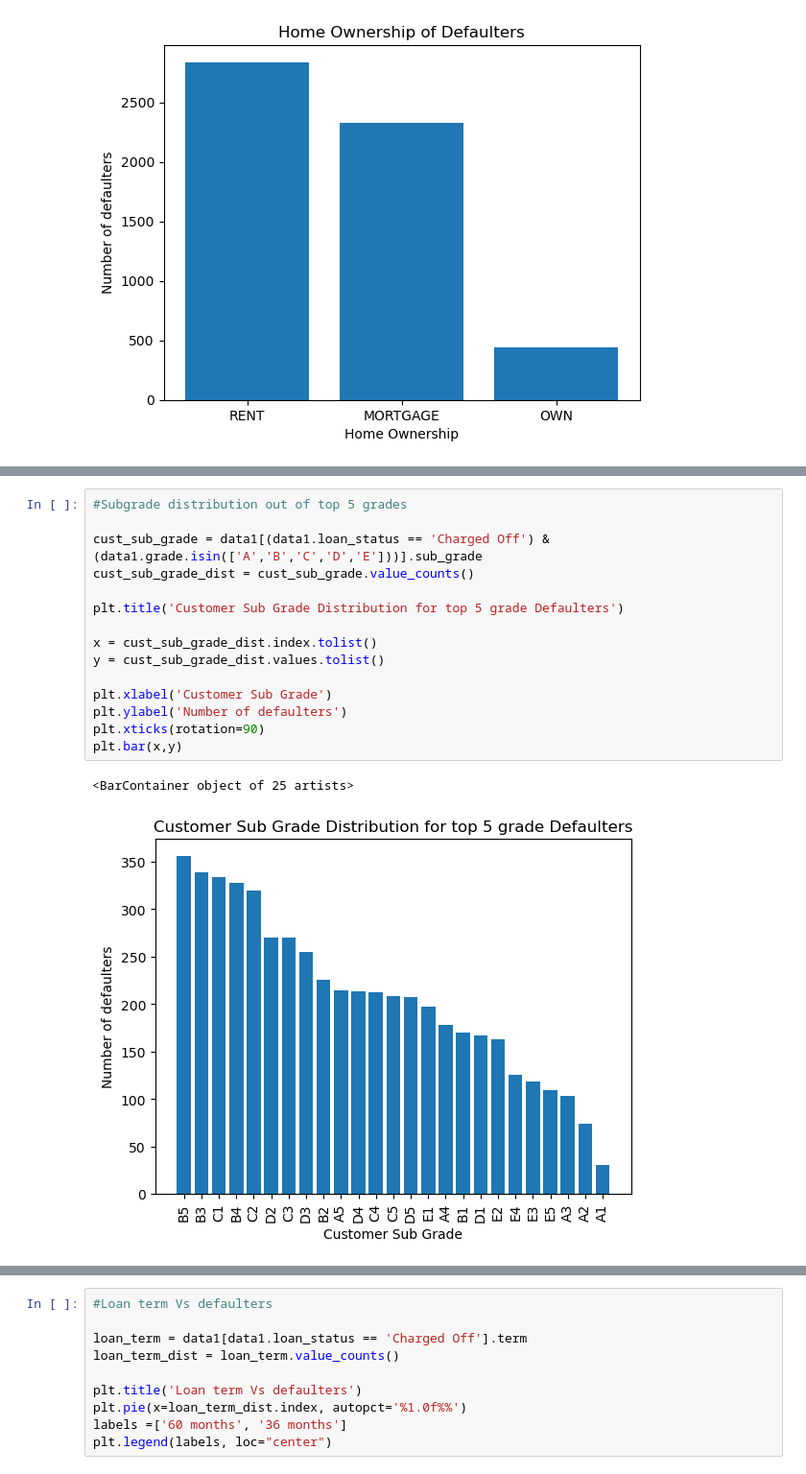
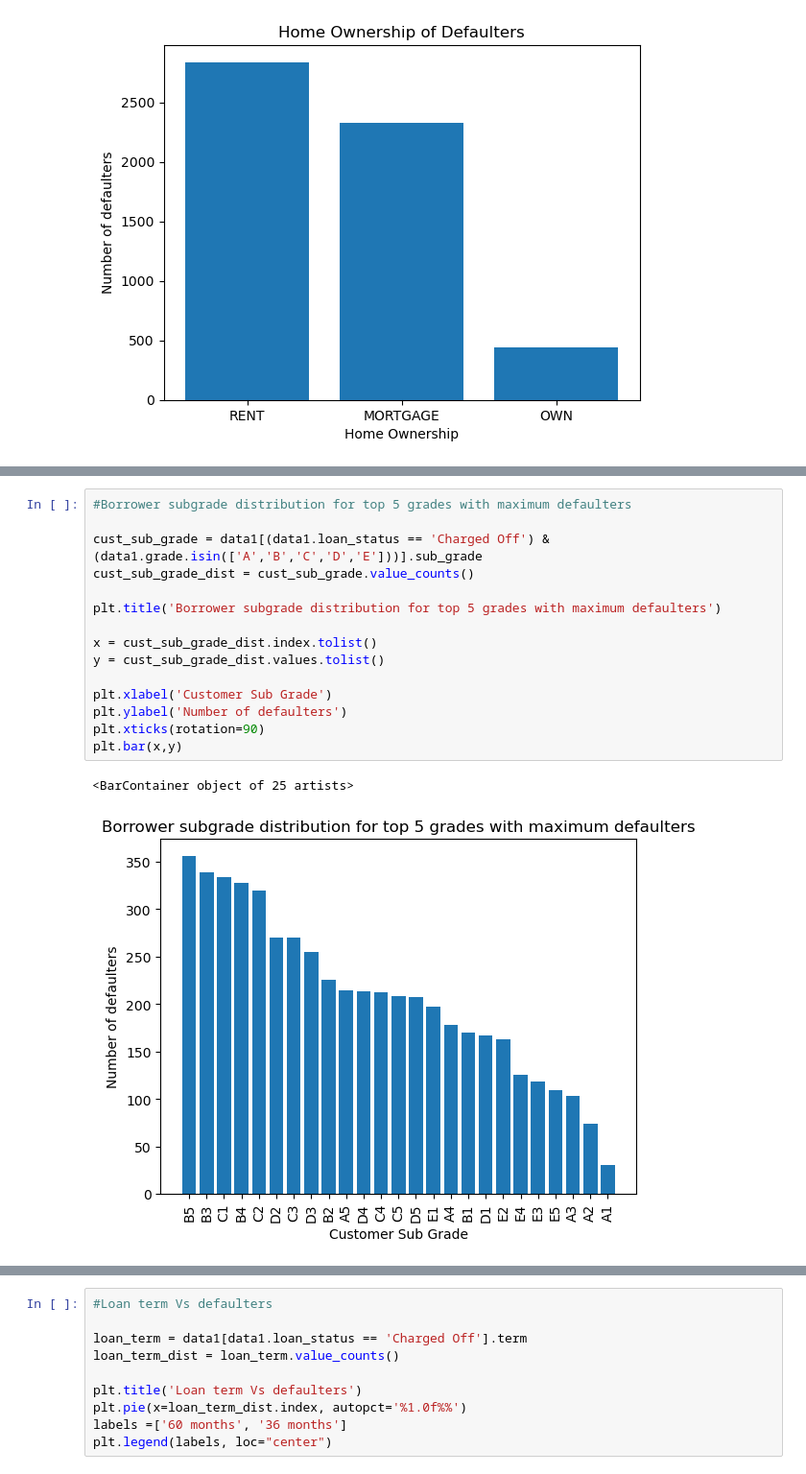
Before and after one commit to kiranp37/LendingClubCaseStudy, a Jupyter notebook: LendingClubCaseStudy.ipynb, the cells around one changed output, grey strips where cells are left out. Shown: that part at 96% size. Cells and saved outputs as stored; diff of their text form.

```diff
--- a/LendingClubCaseStudy.ipynb
+++ b/LendingClubCaseStudy.ipynb
@@ -641,19 +633,19 @@ plt.bar(x,y)
 # %%
-#Subgrade distribution out of top 5 grades
+#Borrower subgrade distribution for top 5 grades with maximum defaulters
 
 cust_sub_grade = data1[(data1.loan_status == 'Charged Off') & (data1.grade.isin(['A','B','C','D','E']))].sub_grade
 cust_sub_grade_dist = cust_sub_grade.value_counts()
 
-plt.title('Customer Sub Grade Distribution for top 5 grade Defaulters')
+plt.title('Borrower subgrade distribution for top 5 grades with maximum defaulters')
 
 x = cust_sub_grade_dist.index.tolist()
 y = cust_sub_grade_dist.values.tolist()
 
 plt.xlabel('Customer Sub Grade')
 plt.ylabel('Number of defaulters')
 plt.xticks(rotation=90)
 plt.bar(x,y)
 # %% [output]
 <BarContainer object of 25 artists>
-[figure, old version]
+[figure, new version]
 # %%
```
Also changed, not shown: parts of 46 cells of this notebook.
